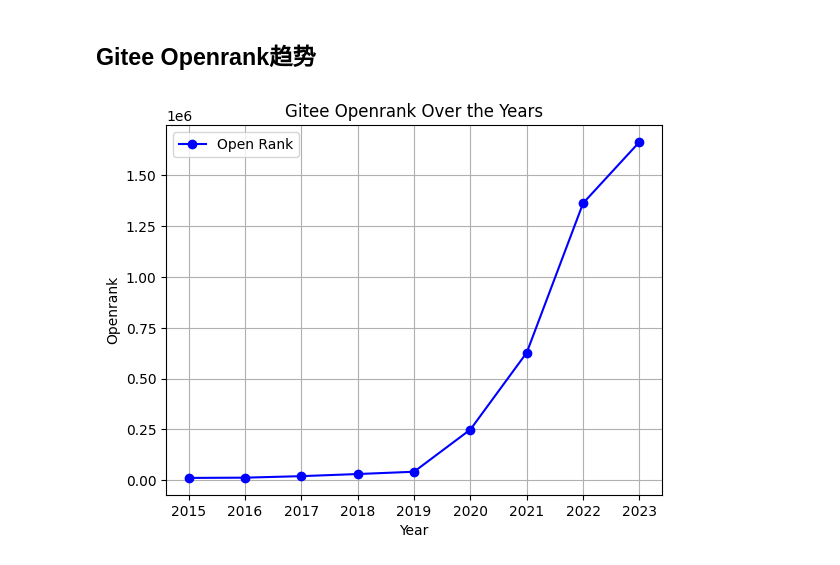
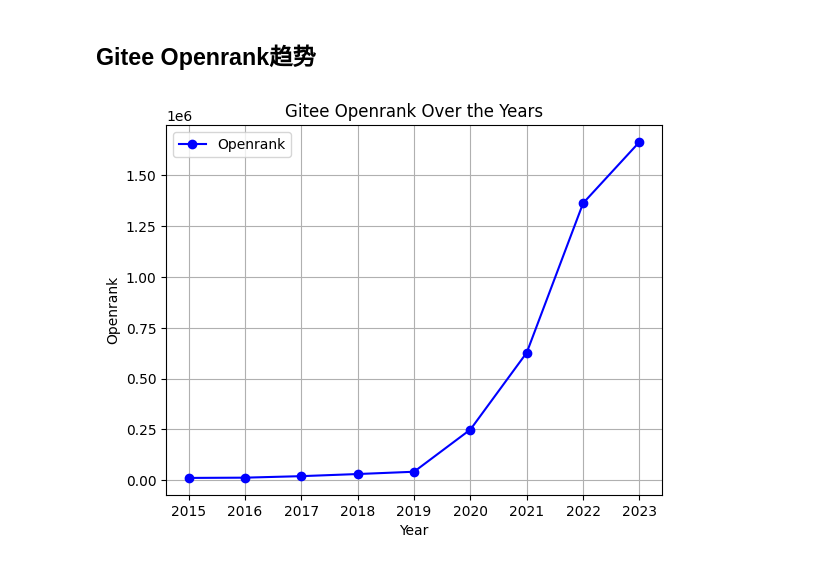
Before and after one commit to andyhuang18/OpenSourceDataInsight, a Jupyter notebook: insight.ipynb, the cells around one changed output. Cells and saved outputs as stored; diff of their text form; code cells hidden in the pictures.

```diff
--- a/insight.ipynb
+++ b/insight.ipynb
@@ -47,23 +47,23 @@ plt.show()
 # %%
 import pandas as pd
 import matplotlib.pyplot as plt
 
 data = pd.read_csv('./data/gitee_communityOpenrank.csv')
 
 openrank = data['openrank']
 year = data['year']
 
 plt.plot(year, openrank, marker='o', linestyle='-',
-         color='b', label='Open Rank')
+         color='b', label='Openrank')
 
 plt.title('Gitee Openrank Over the Years')
 plt.xlabel('Year')
 plt.ylabel('Openrank')
 
 plt.grid(True)
 
 plt.legend()
 
 plt.show()
 # %% [output]
-[figure, old version]
+[figure, new version]
```
Also changed, not shown: parts of 13 cells of this notebook, 5 other files.
